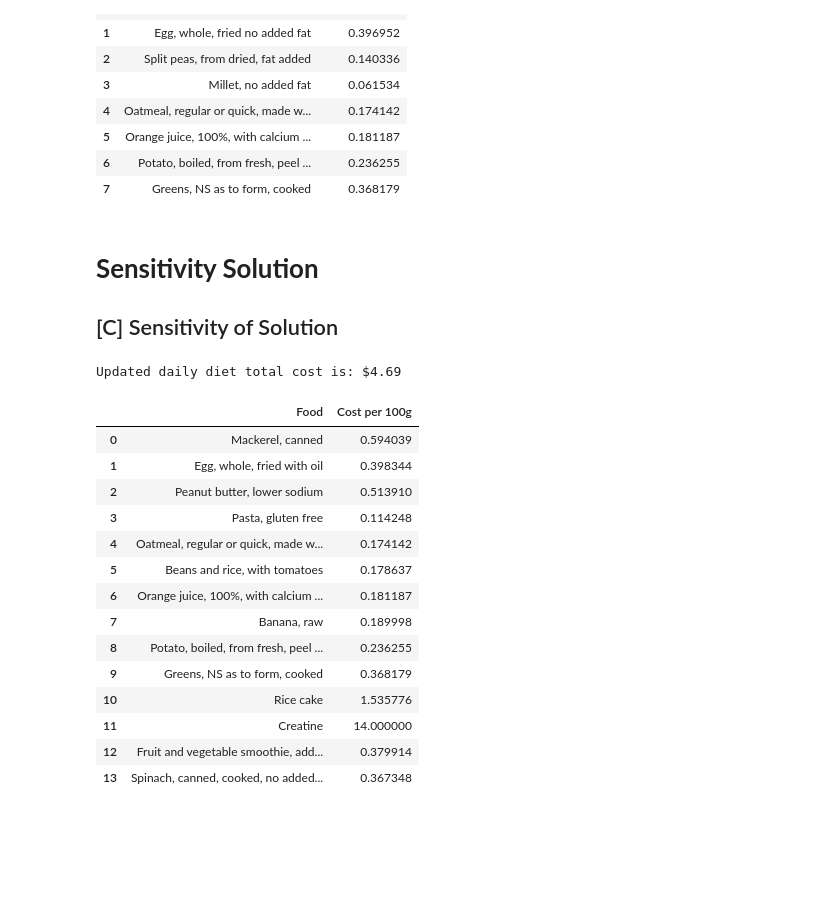
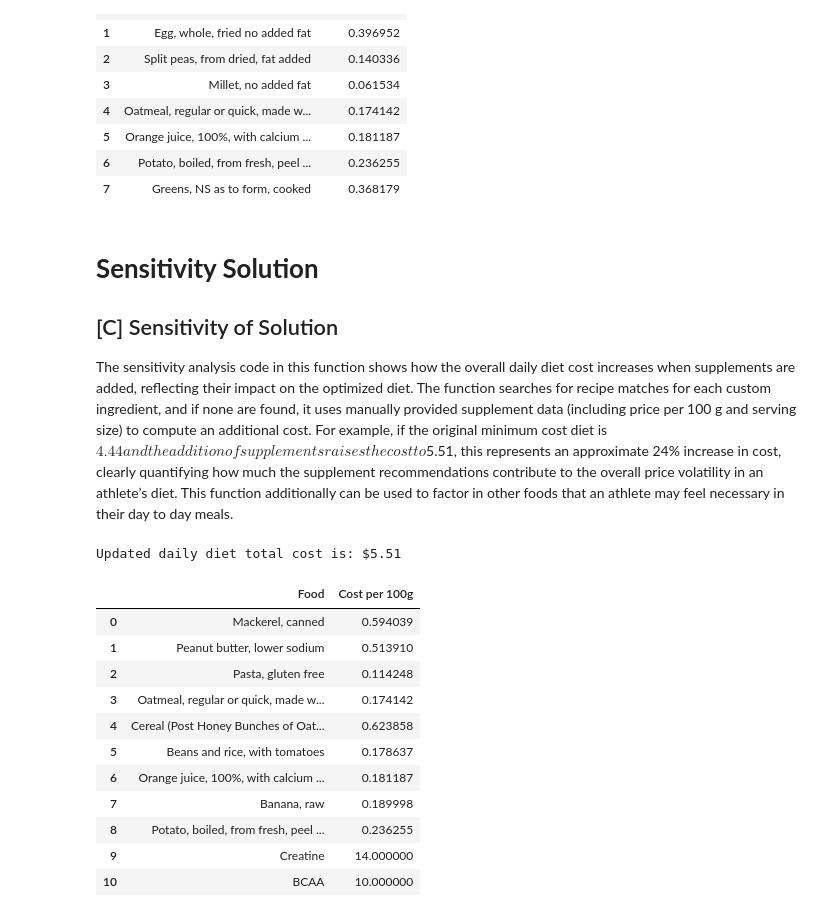
Before and after one commit to colby-alonzo/EEP153_Proj2, a Jupyter notebook: Official_Team_Code.ipynb, the cells around one changed output. Cells and saved outputs as stored; diff of their text form; code cells hidden in the pictures; blank space fills up the shorter version.

```diff
--- a/Official_Team_Code.ipynb
+++ b/Official_Team_Code.ipynb
@@ -625,6 +625,8 @@ Your daily personalized diet is $3.65
 # %% [markdown]
 # **Sensitivity Solution**
 ## [C] Sensitivity of Solution
+
+The sensitivity analysis code in this function shows how the overall daily diet cost increases when supplements are added, reflecting their impact on the optimized diet. The function searches for recipe matches for each custom ingredient, and if none are found, it uses manually provided supplement data (including price per 100 g and serving size) to compute an additional cost. For example, if the original minimum cost diet is $4.44 and the addition of supplements raises the cost to $5.51, this represents an approximate 24% increase in cost, clearly quantifying how much the supplement recommendations contribute to the overall price volatility in an athlete’s diet. This function additionally can be used to factor in other foods that an athlete may feel necessary in their day to day meals.
 # %%
 def add_custom_ingredients(diet_df, custom_food_servings, supplement_data=None):
     """
@@ -747,34 +749,29 @@ def add_custom_ingredients(diet_df, custom_food_servings, supplement_data=None):
     return updated_diet
 # %%
 supplement_data = {
-    "creatine": {"price": 14.0, "serving": 5},  # $20 per 100g; 5g per serving
-    "bcaa": {"price": 30.0, "serving": 10}       # $30 per 100g; 10g per serving
+    "creatine": {"price": 14.0, "serving": 5},  # $14 per 100g; 5g per serving
+    "bcaa": {"price": 10.0, "serving": 2}       # $10 per 100g; 10g per serving
 }
 
 # Example custom foods dictionary: keys can be meal names or supplement names.
 custom_food_servings = {
-    "Rice cake": 15,
     "Creatine": 5,  # This will be matched in supplement_data if no recipe match is found.
-    "protein": 20,
-    "spinach": 200
+    "BCAA": 20,
 }
 
-updated_diet_df = add_custom_ingredients(male_endurance, custom_food_servings, supplement_data=supplement_data)
+updated_diet_df = add_custom_ingredients(female_strength, custom_food_servings, supplement_data=supplement_data)
 updated_diet_df
 # %% [output]
-Updated daily diet total cost is: $4.69
+Updated daily diet total cost is: $5.51
 |  | Food | Cost per 100g |
 | 0 | Mackerel, canned | 0.594039 |
-| 1 | Egg, whole, fried with oil | 0.398344 |
-| 2 | Peanut butter, lower sodium | 0.513910 |
-| 3 | Pasta, gluten free | 0.114248 |
-| 4 | Oatmeal, regular or quick, made w... | 0.174142 |
+| 1 | Peanut butter, lower sodium | 0.513910 |
+| 2 | Pasta, gluten free | 0.114248 |
+| 3 | Oatmeal, regular or quick, made w... | 0.174142 |
+| 4 | Cereal (Post Honey Bunches of Oat... | 0.623858 |
 | 5 | Beans and rice, with tomatoes | 0.178637 |
 | 6 | Orange juice, 100%, with calcium ... | 0.181187 |
 | 7 | Banana, raw | 0.189998 |
 | 8 | Potato, boiled, from fresh, peel ... | 0.236255 |
-| 9 | Greens, NS as to form, cooked | 0.368179 |
-| 10 | Rice cake | 1.535776 |
-| 11 | Creatine | 14.000000 |
-| 12 | Fruit and vegetable smoothie, add... | 0.379914 |
-| 13 | Spinach, canned, cooked, no added... | 0.367348 |
+| 9 | Creatine | 14.000000 |
+| 10 | BCAA | 10.000000 |
```
Also changed, not shown: parts of 6 cells of this notebook.
